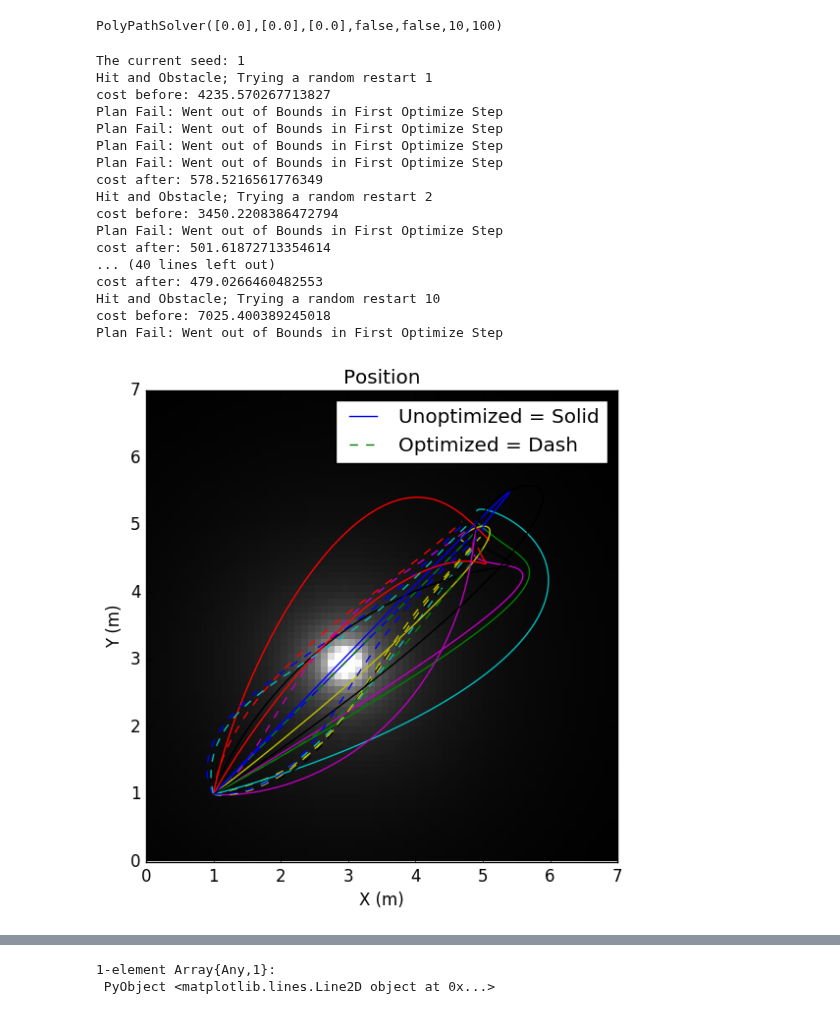
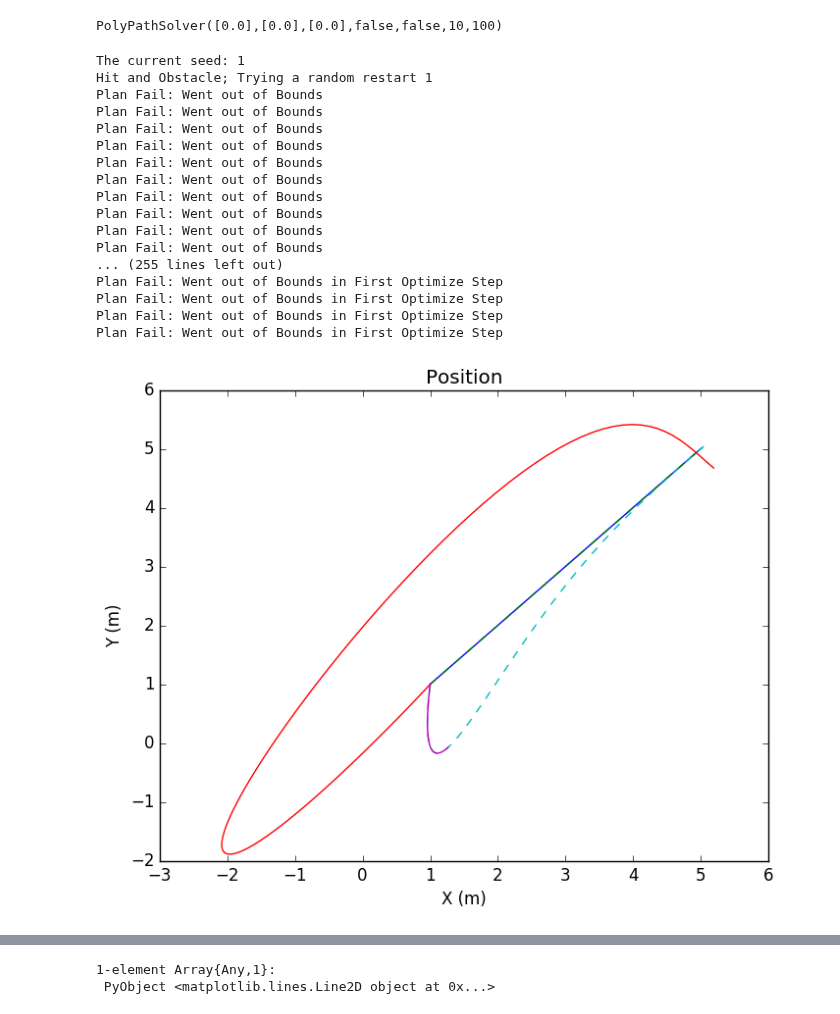
Before and after one commit to stefantj/polynomial-path-smoothing, a Jupyter notebook: TestingBestLocalPlanner.ipynb, the cells around one changed output, grey strips where cells are left out. Cells and saved outputs as stored; diff of their text form; code cells hidden in the pictures.

Commit message:
The resolve step was implemented and it fails

```diff
--- a/TestingBestLocalPlanner.ipynb
+++ b/TestingBestLocalPlanner.ipynb
@@ -274,17 +274,49 @@ while(solvHelp.PunVerified)
     #If verified do not say verified  until next verify
 end
 
+prevTotTime = solution.totTime;
 
 #Start random restarts if hitting an obstacle
 restartCounter = 0;
 while((any(problem.costmap[solution.cells] .>= FATAL_OBJECT) || solvHelp.PunVerified) &&
     restartCounter < tuningI.numberOfRandomRestarts)
     #Print message about hitting an obstacle and random restarting
-    println("Hit and Obstacle; Trying a random restart $(restartCounter+1)")
+    if(any(problem.costmap[solution.cells] .>= FATAL_OBJECT))
+        println("Hit and Obstacle; Trying a random restart $(restartCounter+1)")
+    end
+    if(solvHelp.PunVerified)
+        println("Broke Limits; Trying another random restart $(restartCounter+1)")
+    end
     #Create random start
     problem.PconstrFree = createRandomRestart(problem, tuningI);
-    #solve for the polynomial coefficients
-    solution.coeffs = solvePolysInitially(problem,solvHelp);
+
+
+    PunVerified = true;
+    #while loop until verified
+    while(PunVerified && solution.totTime < 10)
+
+        #Form A_inv
+        solvHelp.PA_inv = constr_Ainv(  problem.PconstraintOrders,
+                                        problem.PtimeIndex*solution.totTime, #Multiply by the total time for proper function
+                                        problem.Pdegree);
+
+        #Add/subtract stuff to/from q_coeff if not equal to the degree
+        tuningI.q_coeff = checkQcoeffs(tuningI.q_coeff, problem.Pdegree)
+
+        #Form Q
+        solvHelp.PQ = form_Q(tuningI.q_coeff,solution.totTime);
+
+        #solve for the polynomial coefficients
+        solution.coeffs = solvePolysInitially(problem,solvHelp);
+
+        #Check in bounds and collect the cells
+        solution.cells, solvHelp.PoutOfBounds = occupancyCellChecker(solution, problem, tuningI);
+
+        #Break if out of bounds and display an error
+        if(solvHelp.PoutOfBounds)
+            println("Plan Fail: Went out of Bounds")
+            #break;
+        end
 
         #Verify good path
         errorVals, errorTypes = simpleVerifyFeas(solution, tuningI)
@@ -292,19 +324,12 @@ while((any(problem.costmap[solution.cells] .>= FATAL_OBJECT) || solvHelp.PunVeri
         #If not verified increment time
         if(!isempty(errorVals))
             #Repeat loop over
+            solution.totTime += tuningI.timeIncrease;
             continue;
         end
-        solvHelp.PunVerified = false
-        #If verified do not say verified  until next verify
+        PunVerified = false
+    end
 
-    #Check in bounds and collect the cells
-    solution.cells, solvHelp.PoutOfBounds = occupancyCellChecker(solution, problem, tuningI);
-
-    #Break if out of bounds and display an error
-    if(solvHelp.PoutOfBounds)
-        println("Plan Fail: Went out of Bounds In the Initial Restart")
-        #break;
-    end
 
     #optimize -Note there is no verification step anymore so no more increasing time
     #Create a holder for the free constr
@@ -338,6 +363,7 @@ while((any(problem.costmap[solution.cells] .>= FATAL_OBJECT) || solvHelp.PunVeri
     end
 
     restartCounter += 1;
+    solution.totTime = prevTotTime;
 end
 
 #Print if made failed to plan a path around obstacle
@@ -347,42 +373,42 @@ end
 
 
 if(!solvHelp.PoutOfBounds)
     figure(1)
     imshow( flipCostmap(problem.costmap),
             cmap = "gray",
             interpolation="none",
             extent=[0,problem.grid_extent,0,problem.grid_extent])
     #PLOT optimized function?
 else
     #Plotting that will occur if path goes out of bounds
     debugPlot(solution, problem, tuningI)
 end
 
 #####DEBUGGING With Labels Home Dog!###############
 legend(["Unoptimized = Solid", "Optimized = Dash"], loc = "Best")
 pathCellPlot(problem, solution, tuningI)
 figure(3)
 times = linspace(0,solution.totTime, tuningI.timeRes)
 plot(times, ones(size(times))*tuningI.max_accel)
 ###########################
 
 #Return path
 # %% [output]
 The current seed: 1
 Hit and Obstacle; Trying a random restart 1
-cost before: 4235.570267713827
+Plan Fail: Went out of Bounds
+Plan Fail: Went out of Bounds
+Plan Fail: Went out of Bounds
+Plan Fail: Went out of Bounds
+Plan Fail: Went out of Bounds
+Plan Fail: Went out of Bounds
+Plan Fail: Went out of Bounds
+Plan Fail: Went out of Bounds
+Plan Fail: Went out of Bounds
+Plan Fail: Went out of Bounds
+... (255 lines left out)
 Plan Fail: Went out of Bounds in First Optimize Step
 Plan Fail: Went out of Bounds in First Optimize Step
 Plan Fail: Went out of Bounds in First Optimize Step
 Plan Fail: Went out of Bounds in First Optimize Step
-cost after: 578.5216561776349
-Hit and Obstacle; Trying a random restart 2
-cost before: 3450.2208386472794
-Plan Fail: Went out of Bounds in First Optimize Step
-cost after: 501.61872713354614
-... (40 lines left out)
-cost after: 479.0266460482553
-Hit and Obstacle; Trying a random restart 10
-cost before: 7025.400389245018
-Plan Fail: Went out of Bounds in First Optimize Step
-[figure, old version]
+[figure, new version]
```
Also changed, not shown: parts of 1 cell of this notebook.
